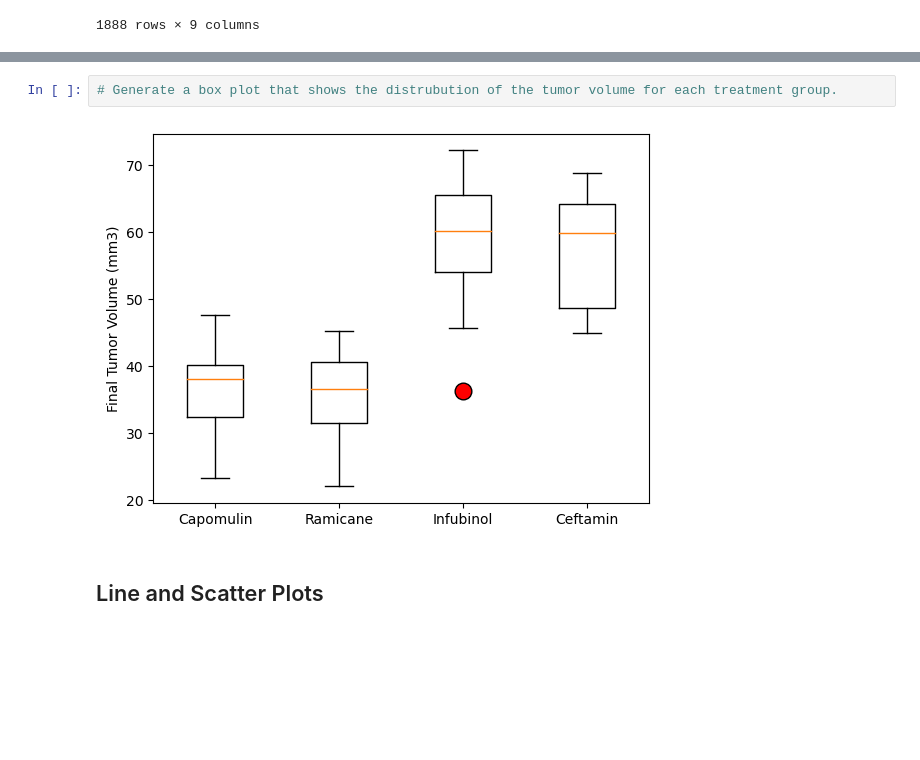
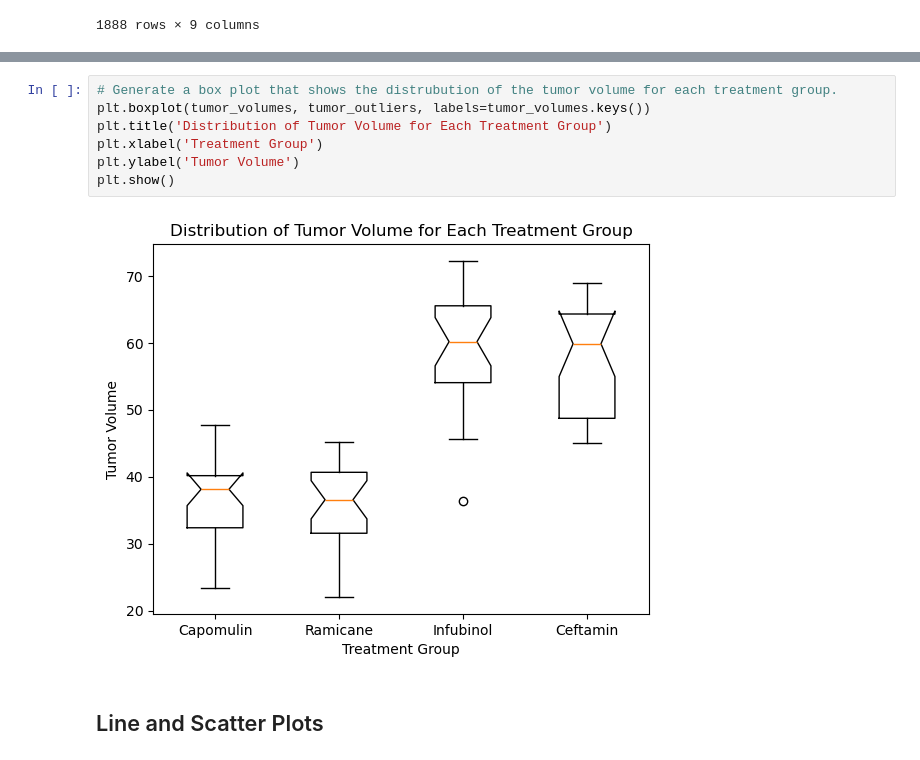
Before and after one commit to LeviEzra1/Module5, a Jupyter notebook: MODULE5/Starter_Code/Pymaceuticals/pymaceuticals_starter.ipynb, the cells around one changed output, grey strips where cells are left out. Drawn from its saved outputs; the diff is of its cells as text; blank space fills up the shorter version.

```diff
--- a/MODULE5/Starter_Code/Pymaceuticals/pymaceuticals_starter.ipynb
+++ b/MODULE5/Starter_Code/Pymaceuticals/pymaceuticals_starter.ipynb
@@ -278,7 +357,12 @@ for index, row in cleanmouseOT.iterrows():
 # %%
 # Generate a box plot that shows the distrubution of the tumor volume for each treatment group.
+plt.boxplot(tumor_volumes, tumor_outliers, labels=tumor_volumes.keys())
+plt.title('Distribution of Tumor Volume for Each Treatment Group')
+plt.xlabel('Treatment Group')
+plt.ylabel('Tumor Volume')
+plt.show()
 # %% [output]
-[figure, old version]
+[figure, new version]
 # %% [markdown]
 ## Line and Scatter Plots
 # %%
```
Also changed, not shown: parts of 7 cells of this notebook.
